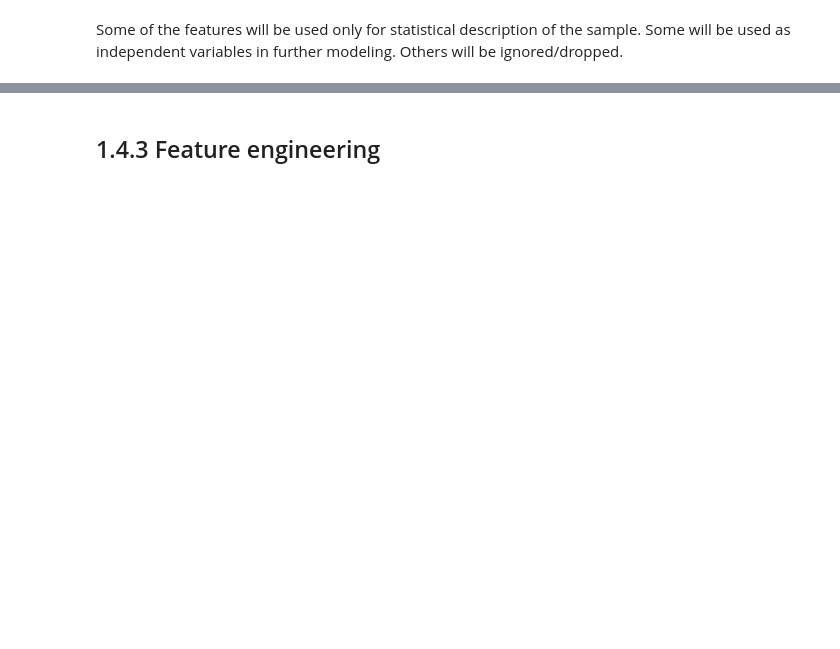
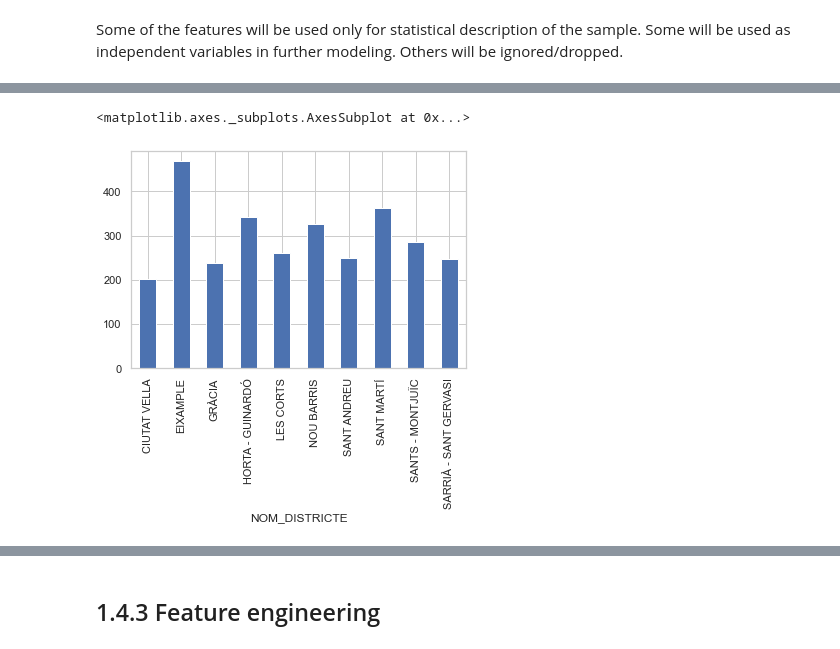
Before and after one commit to abednarczuk/MasterThesis, a Jupyter notebook: 01_Survey_data_EDA.ipynb, the cells around one changed output, grey strips where cells are left out. Saved outputs shown, nothing was run; the diff lists cells and outputs as text; code cells hidden in the pictures; blank space fills up the shorter version.

Commit message:
Work 10/04 transformed survey

```diff
--- a/01_Survey_data_EDA.ipynb
+++ b/01_Survey_data_EDA.ipynb
@@ -520,4 +710,7 @@ table.div(table.sum(1).astype(float), axis=0).plot(kind='bar', stacked=True)
 # %%
-# NATIONALITY
-survey_65.groupby(['NACIO_ACT_UE']).size().plot.bar()
+# DISTRICT
+survey_65.groupby(['NOM_DISTRICTE']).size().plot.bar()
+# %% [output]
+<matplotlib.axes._subplots.AxesSubplot at 0x...>
+[figure, added]
 # %%
```
Also changed, not shown: parts of 192 cells of this notebook, 1 other file.
